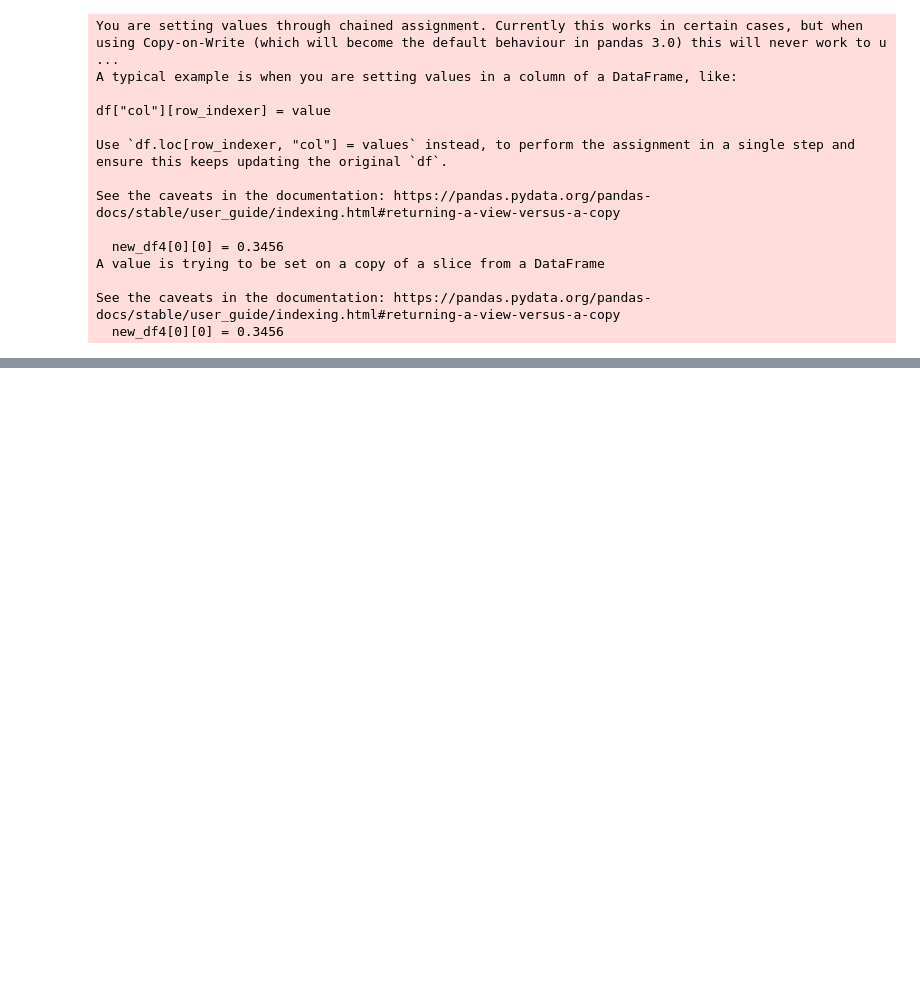
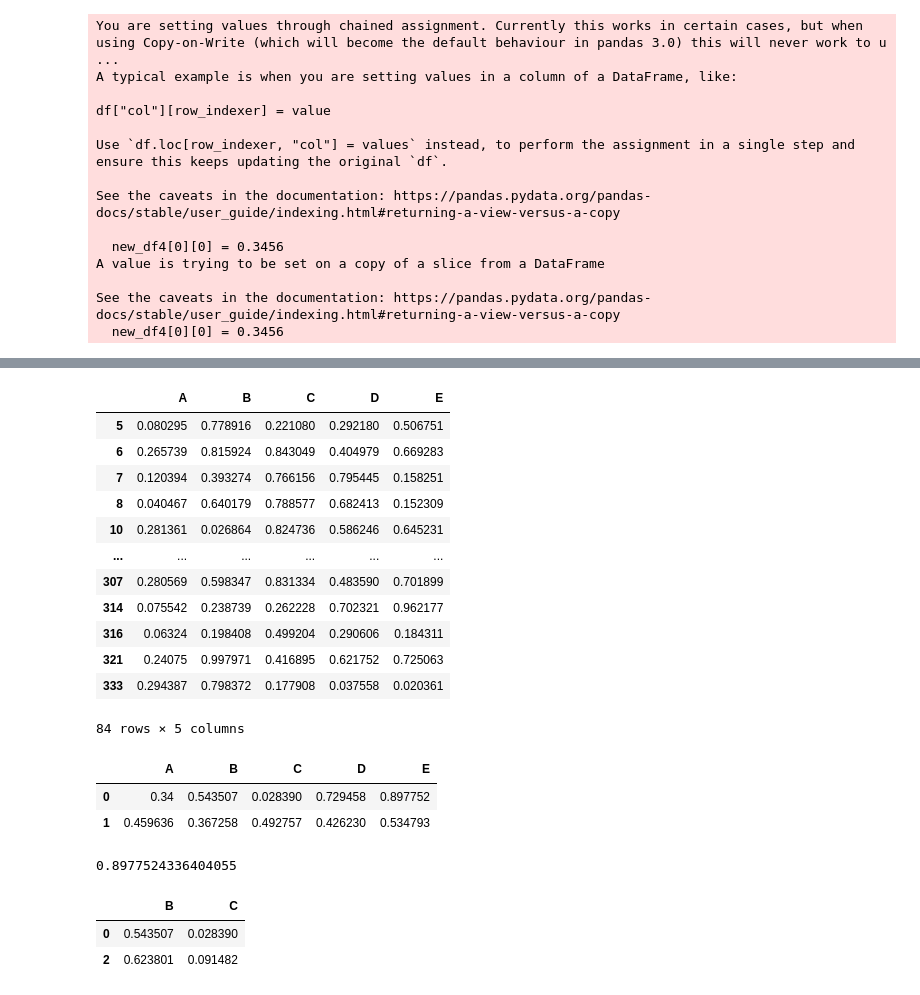
Before and after one commit to ashis08h/python-django-learning, a Jupyter notebook: Ecobiased/pandas_tutorial/practise_folder/s1/first_practise.ipynb, the cells around one changed output, grey strips where cells are left out. Saved outputs shown, nothing was run; the diff lists cells and outputs as text; code cells hidden in the pictures; blank space fills up the shorter version.

```diff
--- a/Ecobiased/pandas_tutorial/practise_folder/s1/first_practise.ipynb
+++ b/Ecobiased/pandas_tutorial/practise_folder/s1/first_practise.ipynb
@@ -893,0 +894,33 @@ new_df.loc[new_df['A'] < 0.3, :]
+# %%
+# code to get all the rows where column A value is less than 0.3 and C is greater than 0.1
+new_df.loc[(new_df['A'] < 0.3) & (new_df['C'] > 0.1)]
+# %% [output]
+|  | A | B | C | D | E |
+| 5 | 0.080295 | 0.778916 | 0.221080 | 0.292180 | 0.506751 |
+| 6 | 0.265739 | 0.815924 | 0.843049 | 0.404979 | 0.669283 |
+| 7 | 0.120394 | 0.393274 | 0.766156 | 0.795445 | 0.158251 |
+| 8 | 0.040467 | 0.640179 | 0.788577 | 0.682413 | 0.152309 |
+| 10 | 0.281361 | 0.026864 | 0.824736 | 0.586246 | 0.645231 |
+| ... | ... | ... | ... | ... | ... |
+| 307 | 0.280569 | 0.598347 | 0.831334 | 0.483590 | 0.701899 |
+| 314 | 0.075542 | 0.238739 | 0.262228 | 0.702321 | 0.962177 |
+| 316 | 0.06324 | 0.198408 | 0.499204 | 0.290606 | 0.184311 |
+| 321 | 0.24075 | 0.997971 | 0.416895 | 0.621752 | 0.725063 |
+| 333 | 0.294387 | 0.798372 | 0.177908 | 0.037558 | 0.020361 |
+84 rows × 5 columns
+# %%
+new_df.head(2)
+# %% [output]
+|  | A | B | C | D | E |
+| 0 | 0.34 | 0.543507 | 0.028390 | 0.729458 | 0.897752 |
+| 1 | 0.459636 | 0.367258 | 0.492757 | 0.426230 | 0.534793 |
+# %%
+new_df.iloc[0, 4]
+# %% [output]
+0.8977524336404055
+# %%
+new_df.iloc[[0,2], [1,2]]
+# %% [output]
+|  | B | C |
+| 0 | 0.543507 | 0.028390 |
+| 2 | 0.623801 | 0.091482 |
```
Also changed, not shown: parts of 122 cells of this notebook, 1 other file.
